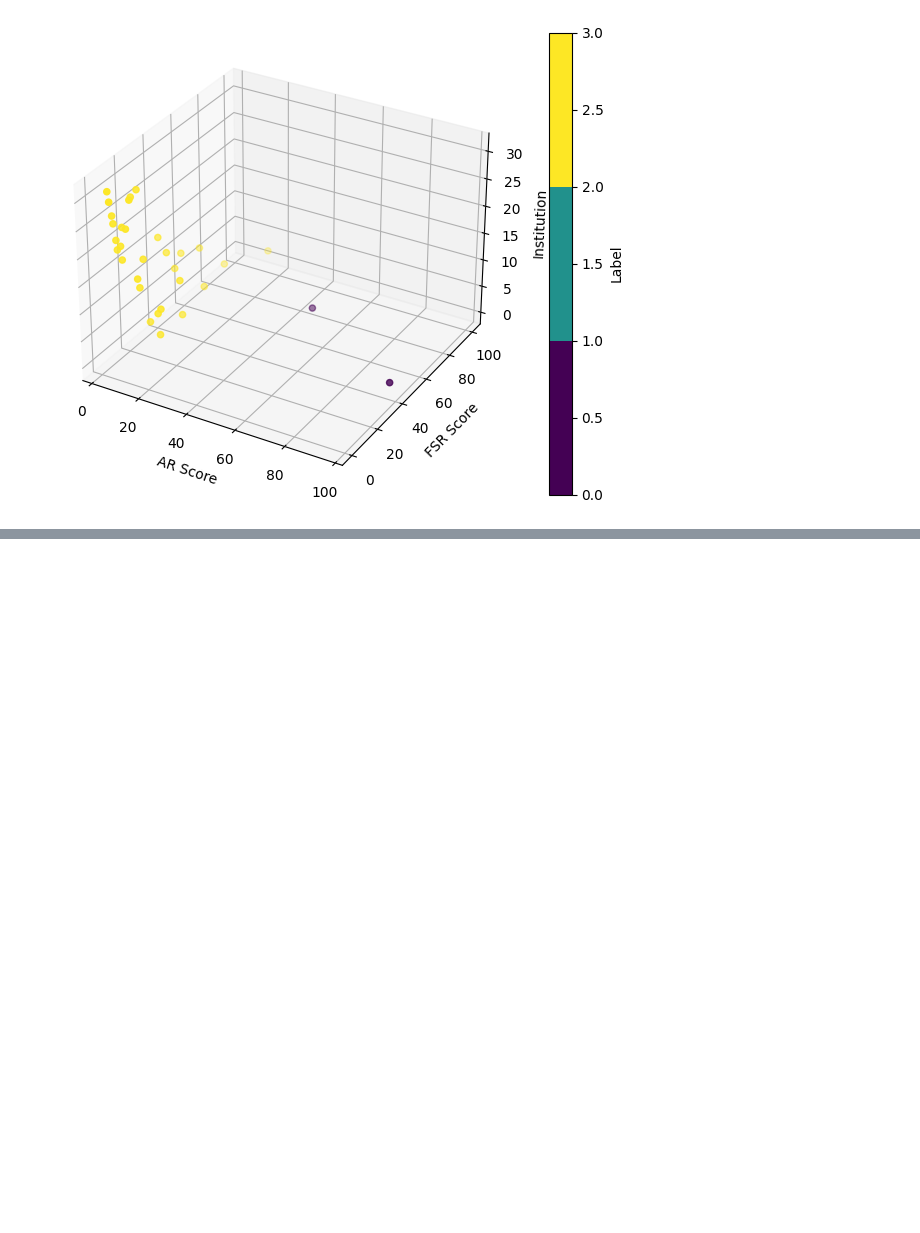
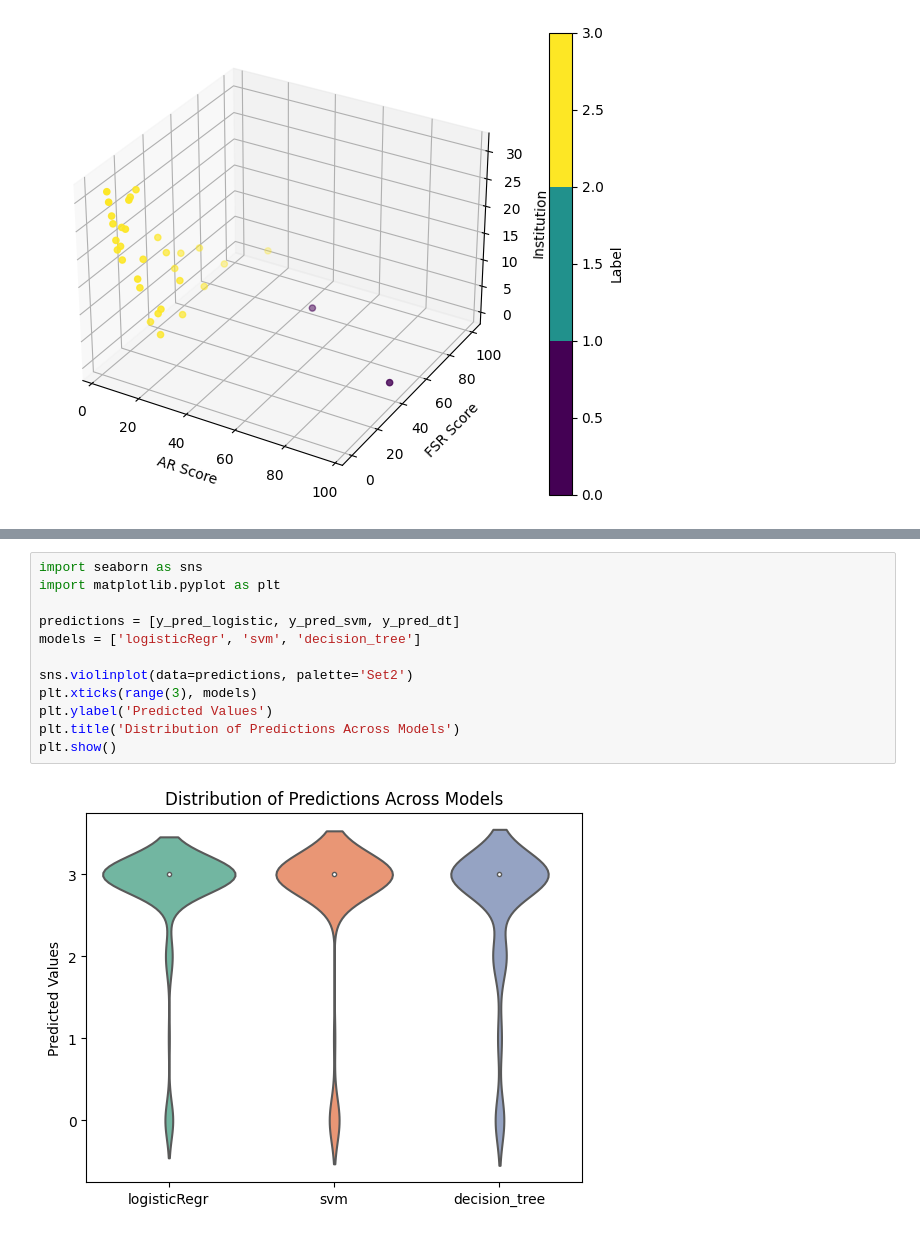
Before and after one commit to SekDak12/Proyecto-Ciencia, a Jupyter notebook: Proyecto.ipynb, the cells around one changed output, grey strips where cells are left out. Saved outputs shown, nothing was run; the diff lists cells and outputs as text; blank space fills up the shorter version.

```diff
--- a/Proyecto.ipynb
+++ b/Proyecto.ipynb
@@ -996,0 +968,14 @@ plt.show()
+# %%
+import seaborn as sns
+import matplotlib.pyplot as plt
+
+predictions = [y_pred_logistic, y_pred_svm, y_pred_dt]
+models = ['logisticRegr', 'svm', 'decision_tree']
+
+sns.violinplot(data=predictions, palette='Set2')
+plt.xticks(range(3), models)
+plt.ylabel('Predicted Values')
+plt.title('Distribution of Predictions Across Models')
+plt.show()
+# %% [output]
+[figure, added]
```
Also changed, not shown: parts of 44 cells of this notebook.
